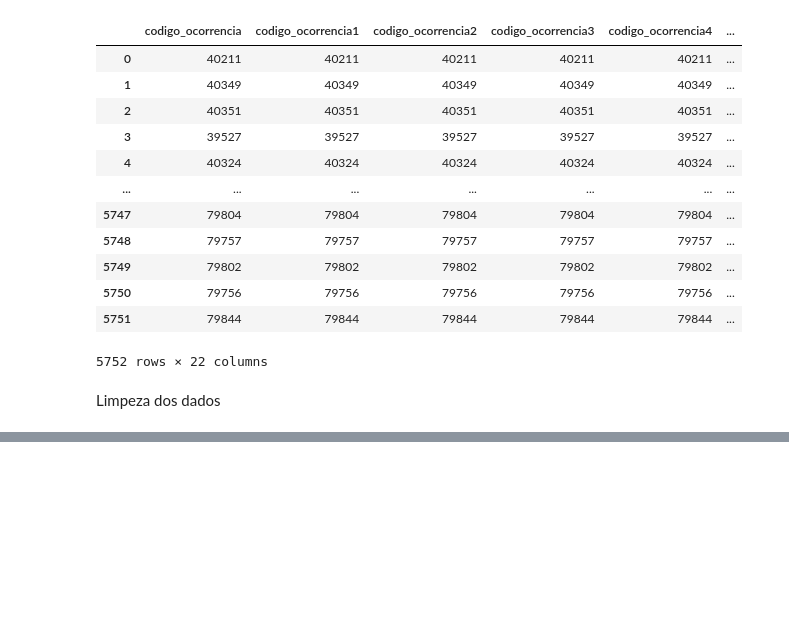
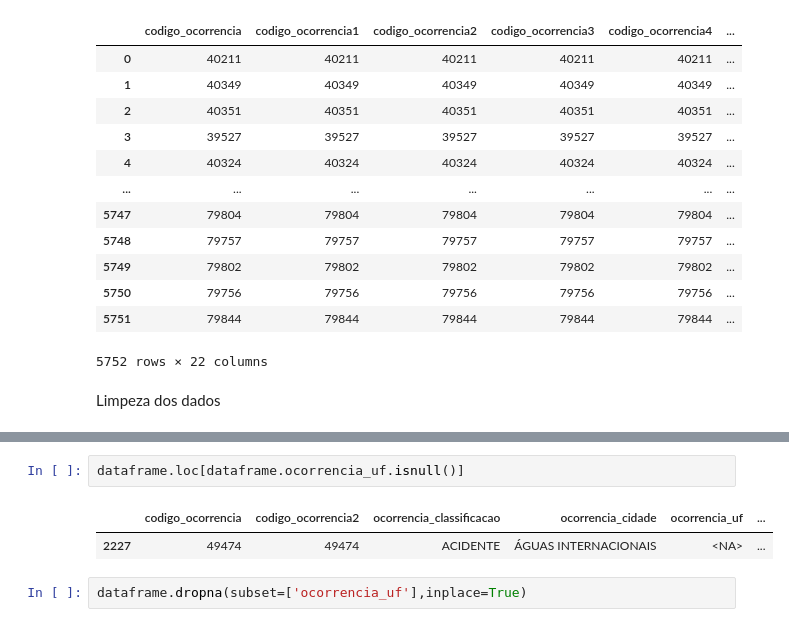
Before and after one commit to Huggyturd/portfolio-dataengineer, a Jupyter notebook: ETL/CENIPA/CENIPA.ipynb, the cells around one changed output, grey strips where cells are left out. Cells and saved outputs as stored; diff of their text form; blank space fills up the shorter version.

```diff
--- a/ETL/CENIPA/CENIPA.ipynb
+++ b/ETL/CENIPA/CENIPA.ipynb
@@ -105,0 +145,7 @@ Name: investigacao_status, Length: 5752, dtype: object
+# %%
+dataframe.loc[dataframe.ocorrencia_uf.isnull()]
+# %% [output]
+|  | codigo_ocorrencia | codigo_ocorrencia2 | ocorrencia_classificacao | ocorrencia_cidade | ocorrencia_uf | ... |
+| 2227 | 49474 | 49474 | ACIDENTE | ÁGUAS INTERNACIONAIS | <NA> | ... |
+# %%
+dataframe.dropna(subset=['ocorrencia_uf'],inplace=True)
```
Also changed, not shown: parts of 8 cells of this notebook.
